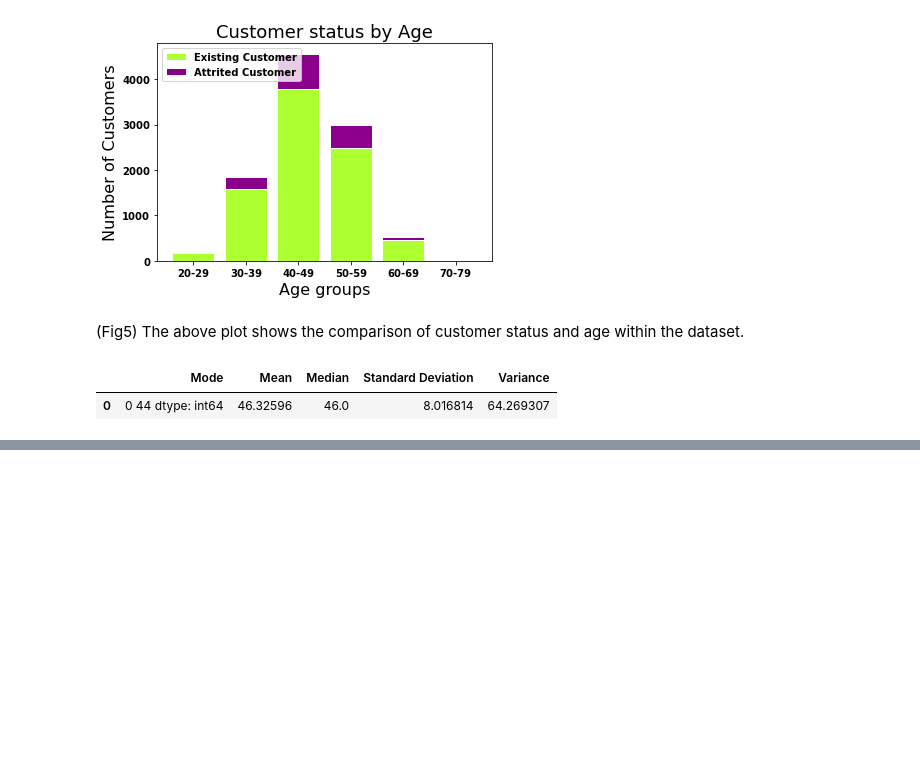
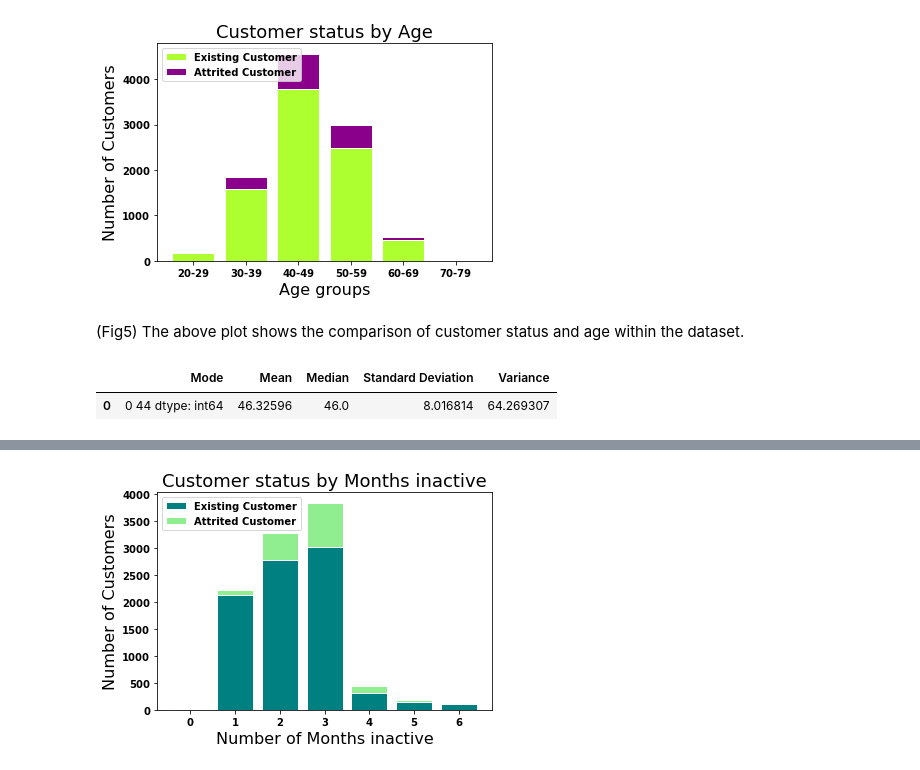
Before and after one commit to Emziicles/Project1-CreditCard, a Jupyter notebook: Project 1 - Emma Second attempt.ipynb, the cells around one changed output, grey strips where cells are left out. Saved outputs shown, nothing was run; the diff lists cells and outputs as text; code cells hidden in the pictures; blank space fills up the shorter version.

```diff
--- a/Project 1 - Emma Second attempt.ipynb
+++ b/Project 1 - Emma Second attempt.ipynb
@@ -227,0 +314,33 @@ age_stats
+# %%
+# using .loc method to create two datasets based on existing and attrited customers in different months inactive
+
+att_cust1 = q3_df.loc[q3_df["Attrition_Flag"] == "Attrited Customer"]
+exist_cust1 = q3_df.loc[q3_df["Attrition_Flag"] == "Existing Customer"]
+
+# using value counts to get the number of each existing/attrited customer for each month inactive. Using sort_index to make sure they're in the correct order
+
+attplot1 = att_cust1["Months_Inactive_12_mon"].value_counts().sort_index(ascending=True)
+existplot1 = exist_cust1["Months_Inactive_12_mon"].value_counts().sort_index(ascending=True)
+att_flag = ["Existing Customer", "Attrited Customer"]
+
+r = [0,1,2,3,4,5,6]
+
+# plot the stacked bar plot
+
+plt.bar(r, existplot1,color='',edgecolor='white')
+plt.bar(r, attplot1,color='lightgreen',edgecolor='white',bottom=existplot1)
+
+names = ["0", "1", "2", "3", "4", "5", "6"]
+barWidth = 1
+
+plt.xticks(r, names, fontweight='bold')
+
+plt.xlabel('Number of Months inactive', fontsize=16)
+
+plt.ylabel('Number of Customers', fontsize=16)
+
+plt.title("Customer status by Months inactive",fontsize=18)
+plt.legend(att_flag,loc=2)
+plt.show()
+# %% [output]
+[figure, added]
```
Also changed, not shown: parts of 13 cells of this notebook.
